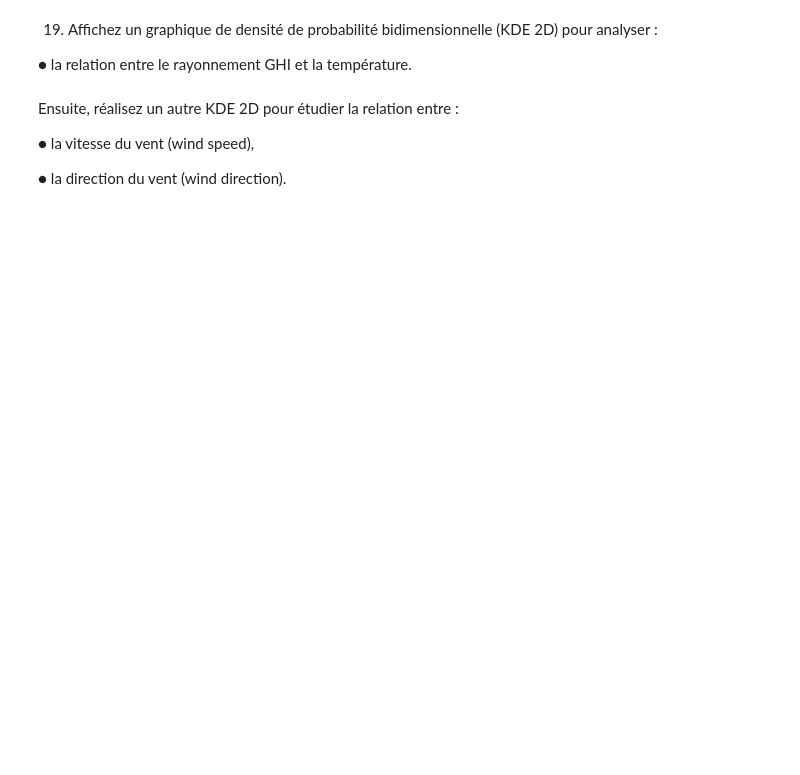
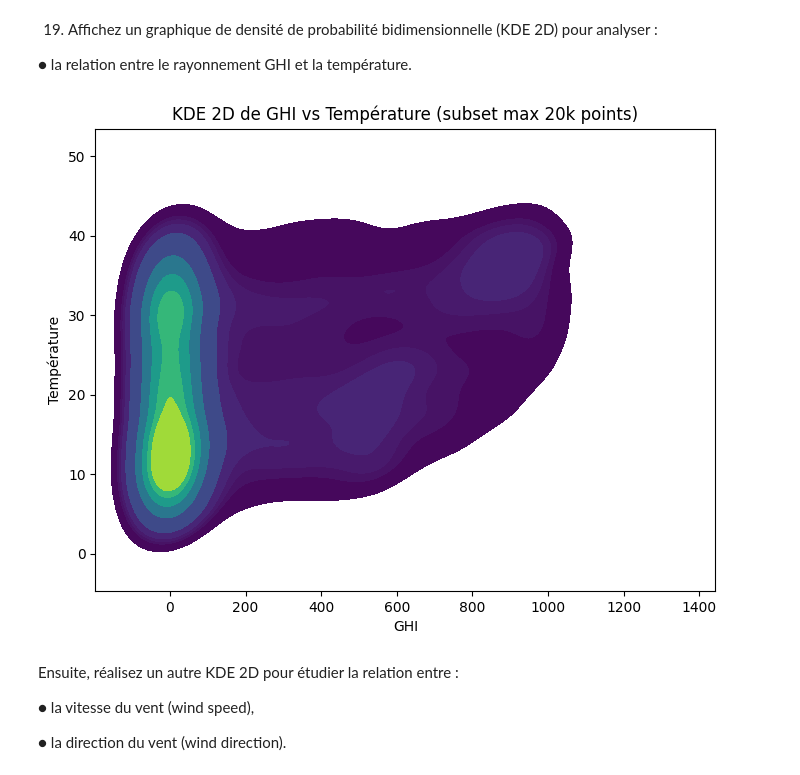
Before and after one commit to Maxime-Mig/Analyse_Visu, a Jupyter notebook: TD2/TD2.ipynb, the cells around one changed output. Cells and saved outputs as stored; diff of their text form; code cells hidden in the pictures; blank space fills up the shorter version.

```diff
--- a/TD2/TD2.ipynb
+++ b/TD2/TD2.ipynb
@@ -531,11 +618,18 @@ analyser :
 ● la relation entre le rayonnement GHI et la température.
 # %%
 plt.figure(figsize=(8, 6))
-sns.kdeplot(x=df_solar['ghi'], y=df_solar['temp'], cmap='viridis', fill=True, thresh=0.05)
-plt.title('KDE 2D de GHI vs Température')
+# Réduire le nombre de points pour éviter que KDE ne soit trop lent sur très grand dataset
+kde_sample = df_solar[['ghi', 'temp']].dropna()
+if len(kde_sample) > 20000:
+    kde_sample = kde_sample.sample(n=20000, random_state=42)
+
+sns.kdeplot(x=kde_sample['ghi'], y=kde_sample['temp'], cmap='viridis', fill=True, thresh=0.05)
+plt.title('KDE 2D de GHI vs Température (subset max 20k points)')
 plt.xlabel('GHI')
 plt.ylabel('Température')
 plt.show()
+# %% [output]
+[figure, added]
 # %% [markdown]
 Ensuite, réalisez un autre KDE 2D pour étudier la relation entre :
 
```
Also changed, not shown: parts of 21 cells of this notebook.
